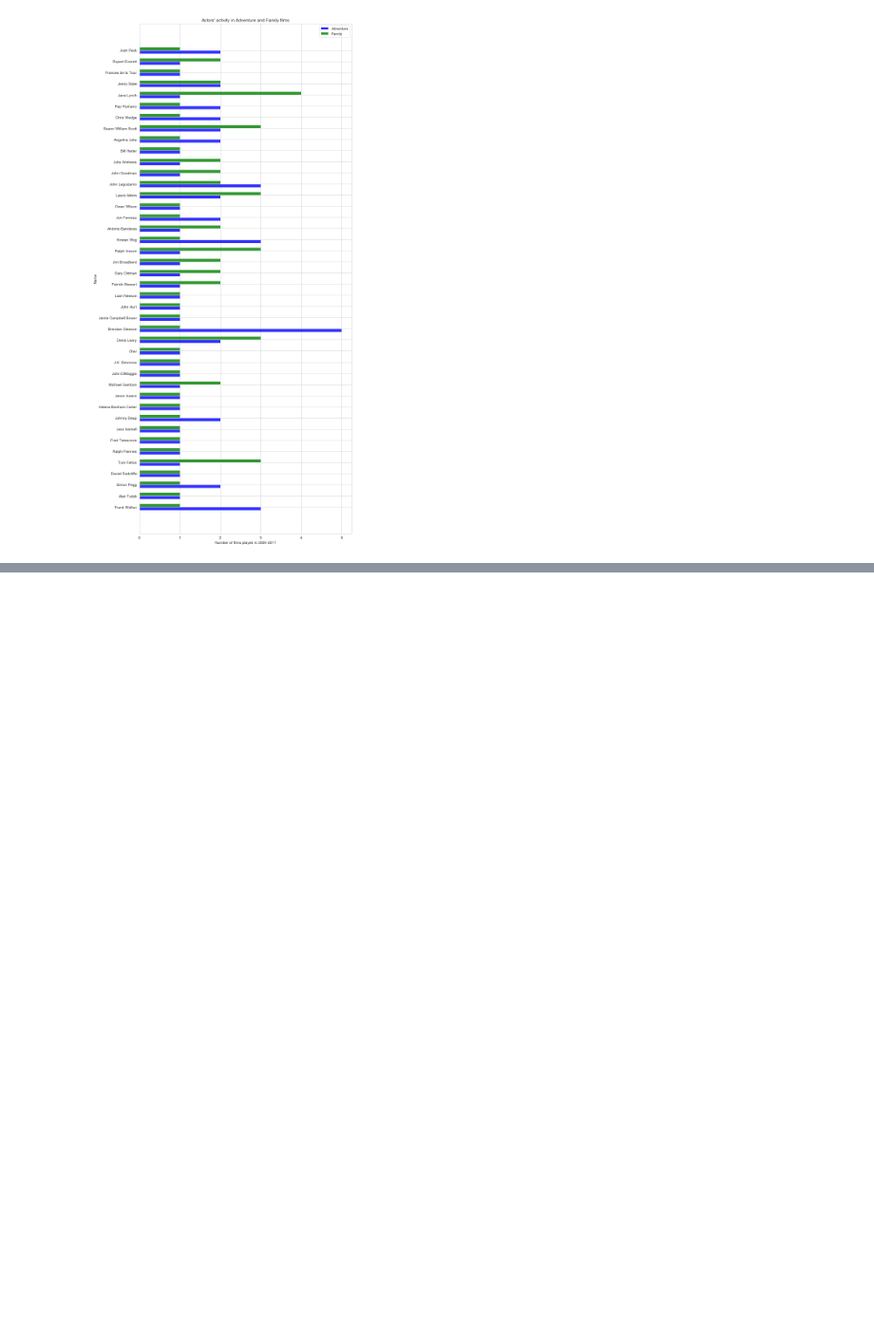
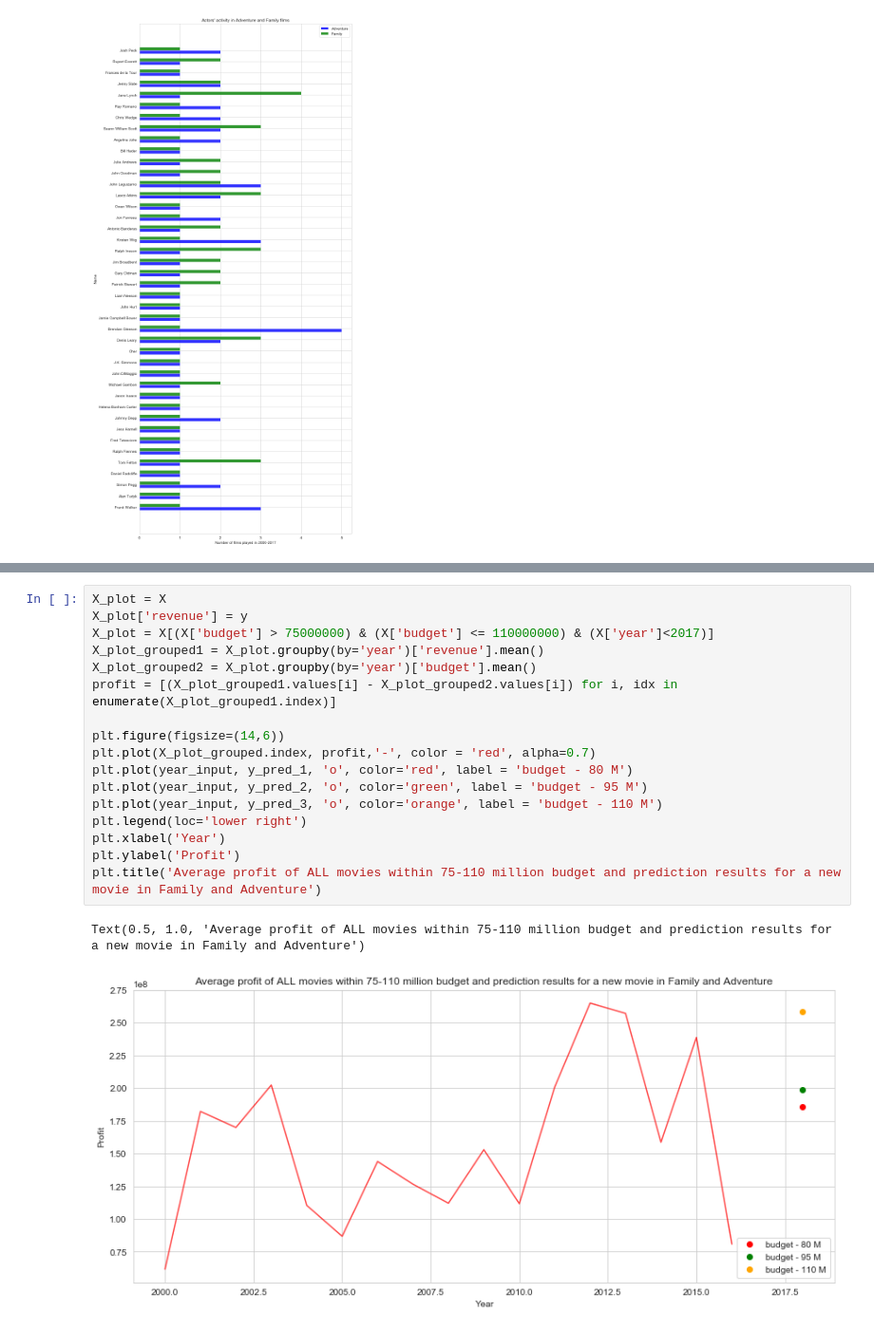
Before and after one commit to nastazya/Movies-analytics, a Jupyter notebook: EDA _part2.ipynb, the cells around one changed output, grey strips where cells are left out. Shown at 95% size. Cells and saved outputs as stored; diff of their text form; blank space fills up the shorter version.

```diff
--- a/EDA _part2.ipynb
+++ b/EDA _part2.ipynb
@@ -472,0 +581,20 @@ plt.show()
+# %%
+X_plot = X
+X_plot['revenue'] = y
+X_plot = X[(X['budget'] > 75000000) & (X['budget'] <= 110000000) & (X['year']<2017)]
+X_plot_grouped1 = X_plot.groupby(by='year')['revenue'].mean()
+X_plot_grouped2 = X_plot.groupby(by='year')['budget'].mean()
+profit = [(X_plot_grouped1.values[i] - X_plot_grouped2.values[i]) for i, idx in enumerate(X_plot_grouped1.index)]
+
+plt.figure(figsize=(14,6))
+plt.plot(X_plot_grouped.index, profit,'-', color = 'red', alpha=0.7)
+plt.plot(year_input, y_pred_1, 'o', color='red', label = 'budget - 80 M')
+plt.plot(year_input, y_pred_2, 'o', color='green', label = 'budget - 95 M')
+plt.plot(year_input, y_pred_3, 'o', color='orange', label = 'budget - 110 M')
+plt.legend(loc='lower right')
+plt.xlabel('Year')
+plt.ylabel('Profit')
+plt.title('Average profit of ALL movies within 75-110 million budget and prediction results for a new movie in Family and Adventure')
+# %% [output]
+Text(0.5, 1.0, 'Average profit of ALL movies within 75-110 million budget and prediction results for a new movie in Family and Adventure')
+[figure, added]
```
Also changed, not shown: parts of 6 cells of this notebook.
